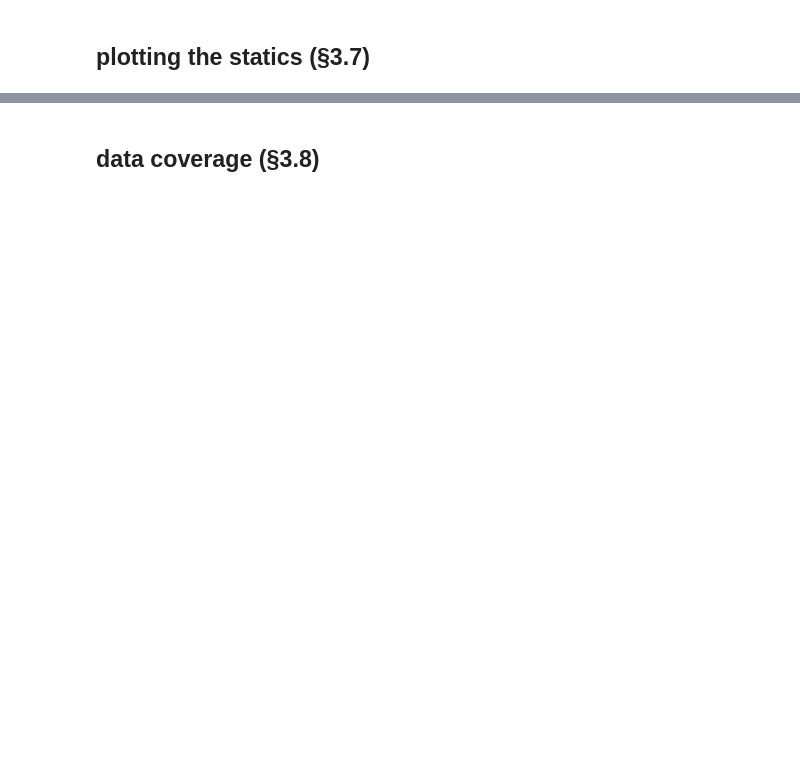
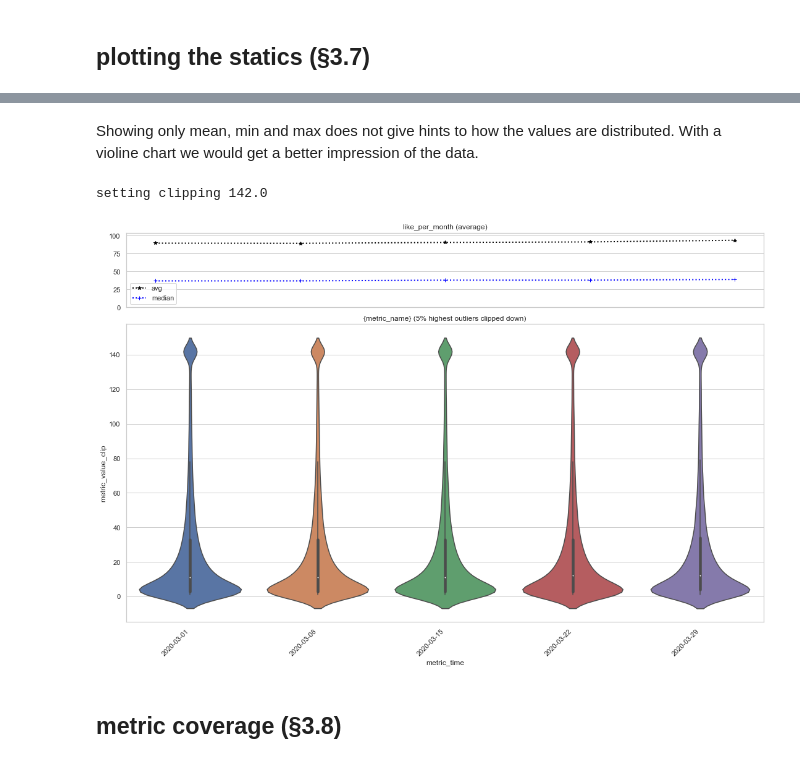
Before and after one commit to ypix/fight-churn-nb, a Jupyter notebook: listings/chap3/jup_chap03.ipynb, the cells around one changed output, grey strips where cells are left out. Drawn from its saved outputs; the diff is of its cells as text; code cells hidden in the pictures; blank space fills up the shorter version.

```diff
--- a/listings/chap3/jup_chap03.ipynb
+++ b/listings/chap3/jup_chap03.ipynb
@@ -361,5 +393,55 @@ pass
+# %% [markdown]
+Showing only mean, min and max does not give hints to how the values are distributed.
+With a violine chart we would get a better impression of the data.
+# %%
+from scipy import stats
+import numpy as np
+import seaborn as sns
+sns.set_theme(style="whitegrid")
+
+def metric_qa_violine(qa_data_df, qa_data_df2, alpha, metric_name,**kwargs):
+    fig3 = plt.figure(constrained_layout=True, figsize=[15,10])
+    gs = fig3.add_gridspec(15, 3)
+    f3_ax1 = fig3.add_subplot(gs[3:, :])
+    plt.title("{metric_name} (%1d%% highest outliers clipped down)" % ((1-alpha)*100))
+
+    qa_sub_violine(qa_data_df,'metric_value_clip',f3_ax1,None)
+    f3_ax2 = fig3.add_subplot(gs[:3, :])
+    qa_subplot(qa_data_df2,'avg',f3_ax2,':')
+    plt.title(f"{metric_name} (average)")
+    return plt
+
+def qa_sub_violine(qa_data_df, field, ax1, linestyle):
+    ax=sns.violinplot(x="metric_time", y=field, data=qa_data_df, ax=ax1)
+    x_dates = qa_data_df["metric_time"].dt.strftime('%Y-%m-%d').sort_values().unique()
+    ax.set_xticklabels(labels=x_dates, rotation=45, ha='right')
+    #ax.legend()
+
+def qa_subplot(qa_data_df, field, ax1, linestyle):
+    ret1=ax1.plot("metric_time", 'avg', data=qa_data_df, marker='*', linestyle=linestyle, color='black', linewidth=2, label="avg")
+    ret2=ax1.plot("metric_time", 'median', data=qa_data_df, marker='+', linestyle=linestyle, color='blue', linewidth=2, label="median")
+    ax1.axis(ymin=0, ymax=ceil(1.1 * qa_data_df[field].dropna().max()))
+    ax1.get_xaxis().set_visible(False)
+    ax1.legend()
+
+
+df=data_metric
+alpha=0.95
+percentiles_arg = df['metric_value'].quantile(alpha)
+print(f"setting clipping {percentiles_arg}")
+df['metric_value_clip']=df['metric_value'].map(lambda x: min(x, percentiles_arg))
+
+
+
+# we reuse the data from the plot above "data_old"
+metric_qa_violine(df, data_old, alpha, title)
+
+pass
+# %% [output]
+setting clipping 142.0
+[figure, added]
 # %% [markdown]
-## data coverage (§3.8)
+## metric coverage (§3.8)
 # %%
 """
 with
```
Also changed, not shown: parts of 29 cells of this notebook, 1 other file.
